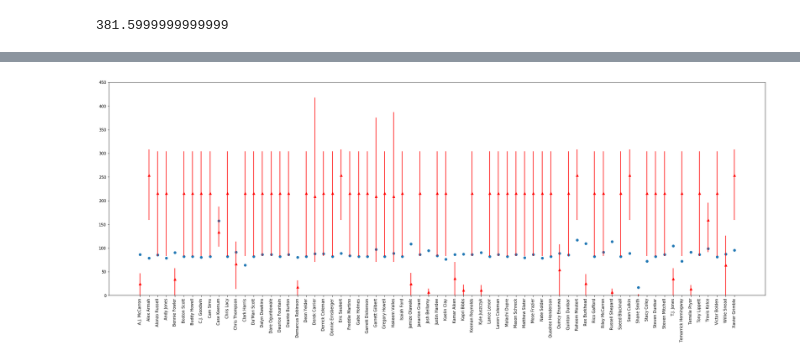
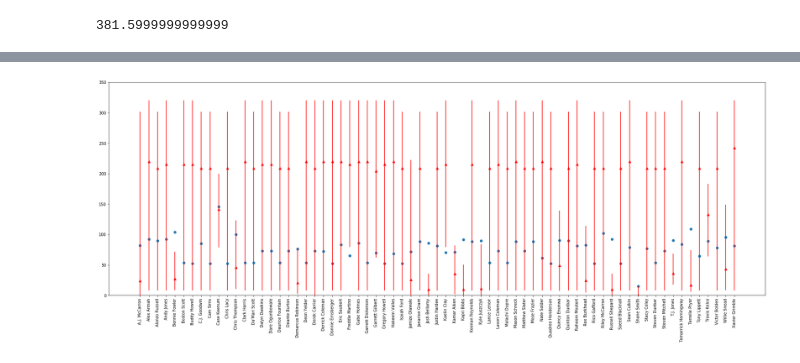
Before and after one commit to velaraptor/nfl_fantasy_projections, a Jupyter notebook: AdaBoost_Predictor.ipynb, the cells around one changed output, grey strips where cells are left out. Cells and saved outputs as stored; diff of their text form; code cells hidden in the pictures.

```diff
--- a/AdaBoost_Predictor.ipynb
+++ b/AdaBoost_Predictor.ipynb
@@ -67,7 +67,7 @@ ts_features_test = test_features.reset_index()
 ts_features_test = ts_features_test.dropna(axis=1)
 # %%
 columns = np.append(ts_features.columns[2:len(ts_features.columns)-3].values, 'Age')
-ada = AdaBoostRegressor(base_estimator=GradientBoostingRegressor(loss='lad', max_depth=10, n_estimators=20, alpha=0.985), n_estimators=5, loss='exponential')
+ada = AdaBoostRegressor(base_estimator=GradientBoostingRegressor(loss='lad', max_depth=15, n_estimators=25, alpha=0.985), n_estimators=10, loss='exponential')
 ada.fit(ts_features[columns], ts_features['FantPt'])
 # %% [output]
 AdaBoostRegressor(base_estimator=GradientBoostingRegressor(alpha=0.985,
@@ -288,10 +288,10 @@ final_predictions_1.to_csv('predictions_2018.csv', index=False)
 def get_kd_tree_predictions(kd, test, train, f):
     preds = []
     for index, row in test.iterrows():
-        dist, ind = kd.query(row[f].values.reshape(1,-1), k=8)
+        dist, ind = kd.query(row[f].values.reshape(1,-1), k=20)
         median = train.loc[ind[0]]['FantPt'].median()
-        high = train.loc[ind[0]]['FantPt'].quantile(0.95)
-        low = train.loc[ind[0]]['FantPt'].quantile(0.05)
+        high = train.loc[ind[0]]['FantPt'].quantile(0.90)
+        low = train.loc[ind[0]]['FantPt'].quantile(0.1)
         name = row['id']
         p_one = {'point': median, 'high': high, 'low': low, 'Name': name}
         preds.append(p_one)
@@ -397,14 +386,14 @@ plt.show()
 # %%
 
 
 fig, ax = plt.subplots(figsize=(30,10))
 
-plt.errorbar(kd_pred_none['Name'], kd_pred_none['point'], np.array([kd_pred_none['high'] - kd_pred_none['point'], kd_pred_none['point']- kd_pred_none['low']]), fmt='r^')
+plt.errorbar(kd_pred_none['Name'], kd_pred_none['point'], np.array([kd_pred_none['point']- kd_pred_none['low'], kd_pred_none['high'] - kd_pred_none['point']]), fmt='r^')
 plt.scatter(ada_pred_none['Name'], ada_pred_none['prediction'])
 
 plt.xticks(rotation=90)
-plt.ylim([0, 450])
+plt.ylim([0, 350])
 
 plt.show()
 # %% [output]
-[figure, old version]
+[figure, new version]
```
Also changed, not shown: parts of 26 cells of this notebook, 9 other files.
